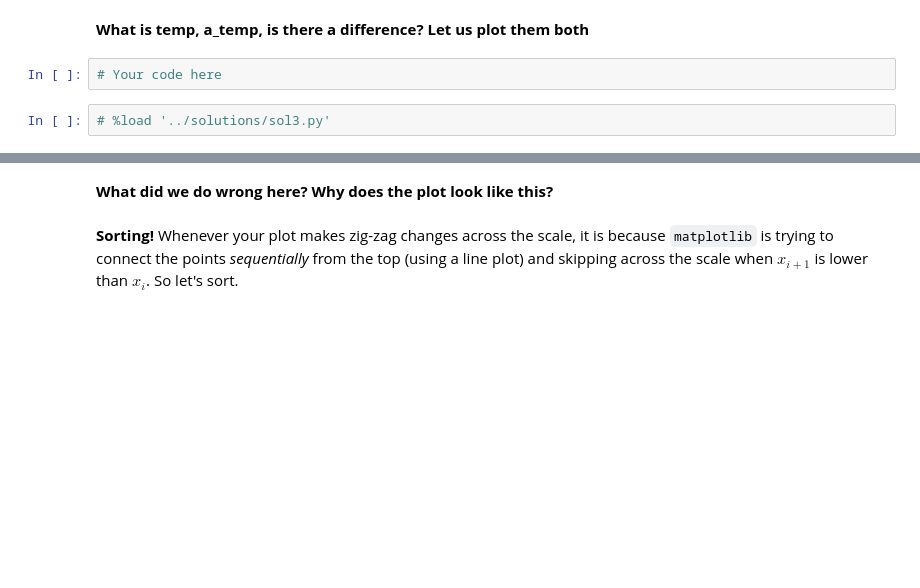
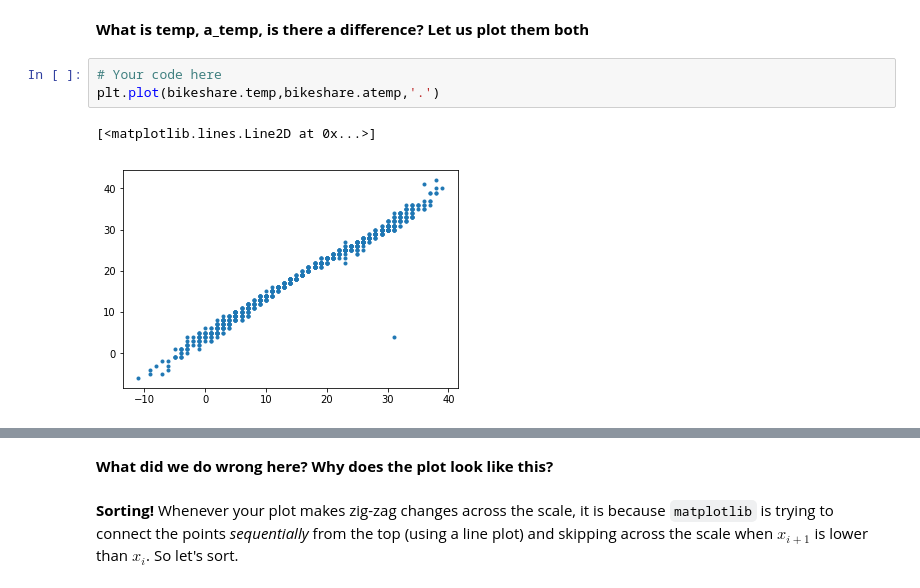
Before and after one commit to biankaursul/2019-CS109A, a Jupyter notebook: content/sections/section2/notebook/cs109a_section_2.ipynb, the cells around one changed output, grey strips where cells are left out. Drawn from its saved outputs; the diff is of its cells as text; blank space fills up the shorter version.

```diff
--- a/content/sections/section2/notebook/cs109a_section_2.ipynb
+++ b/content/sections/section2/notebook/cs109a_section_2.ipynb
@@ -88,5 +139,7 @@ display(bikeshare.describe())
 **What is temp, a_temp, is there a difference? Let us plot them both**
 # %%
 # Your code here
+plt.plot(bikeshare.temp,bikeshare.atemp,'.')
+# %% [output]
+[<matplotlib.lines.Line2D at 0x...>]
+[figure, added]
-# %%
-# %load '../solutions/sol3.py'
```
Also changed, not shown: parts of 25 cells of this notebook, 3 other files.
